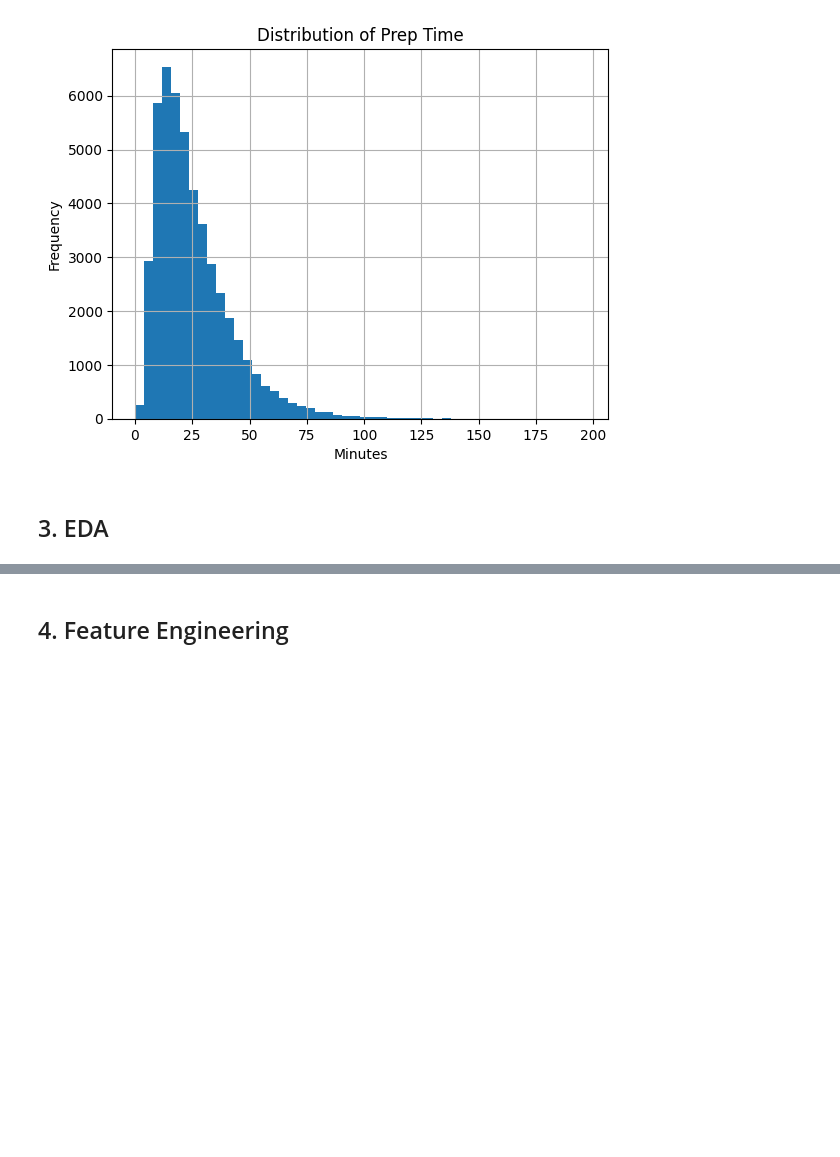
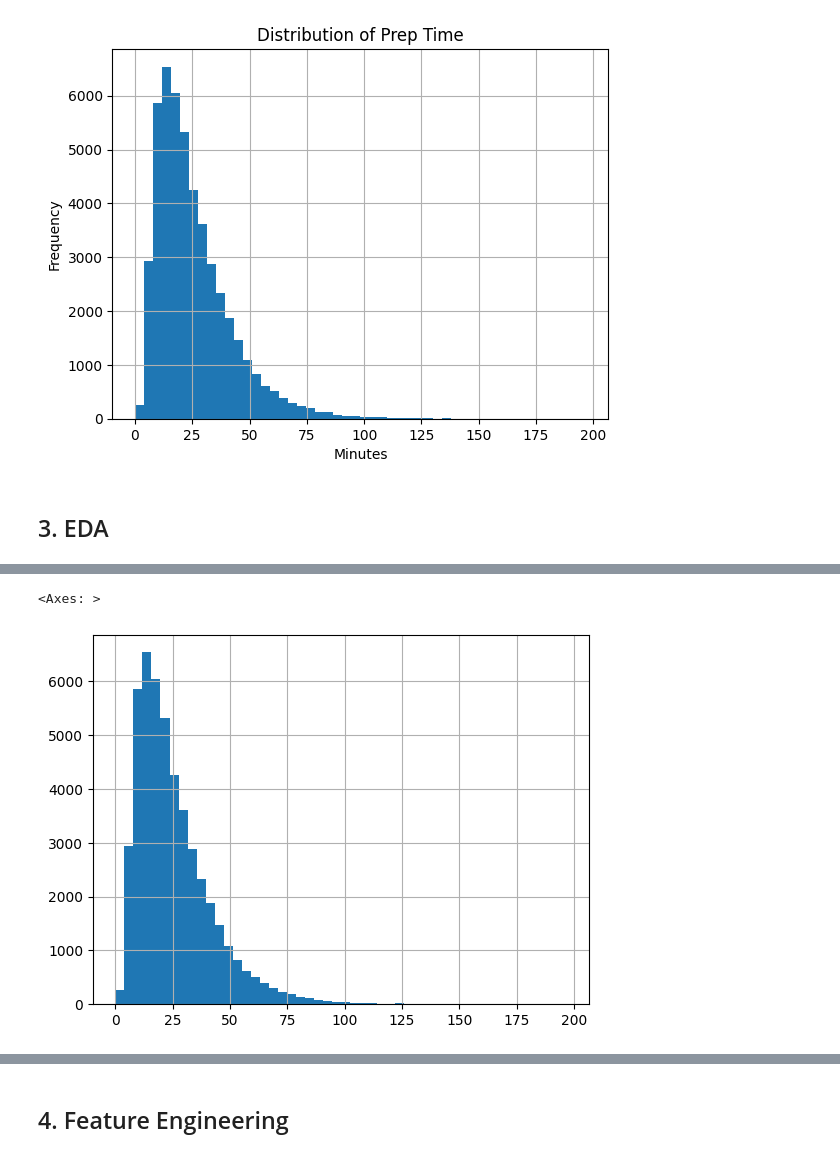
Before and after one commit to raghadkibrahim/food_prep_prediction, a Jupyter notebook: 01_data_cleaning.ipynb, the cells around one changed output, grey strips where cells are left out. Drawn from its saved outputs; the diff is of its cells as text; code cells hidden in the pictures; blank space fills up the shorter version.

```diff
--- a/01_data_cleaning.ipynb
+++ b/01_data_cleaning.ipynb
@@ -611,0 +629,5 @@ plt.show()
+# %%
+df["prep_time_minutes"].hist(bins=50)
+# %% [output]
+<Axes: >
+[figure, added]
```
Also changed, not shown: parts of 14 cells of this notebook, 1 other file.
